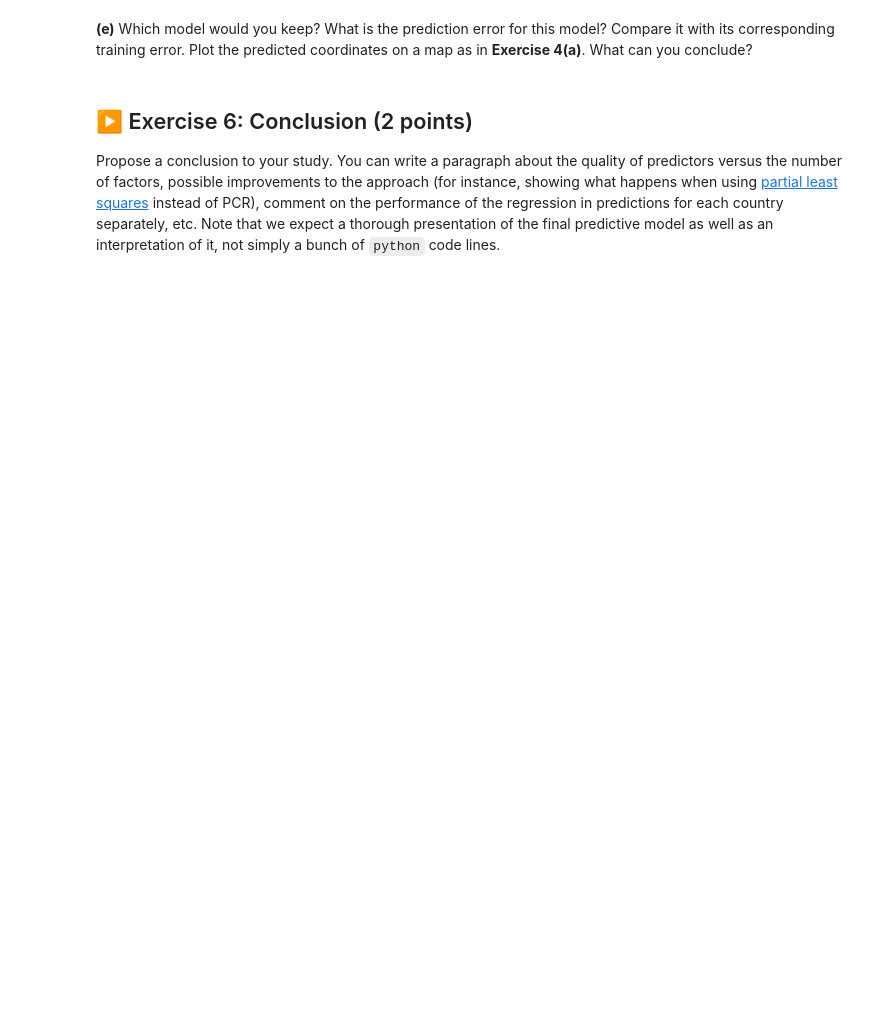
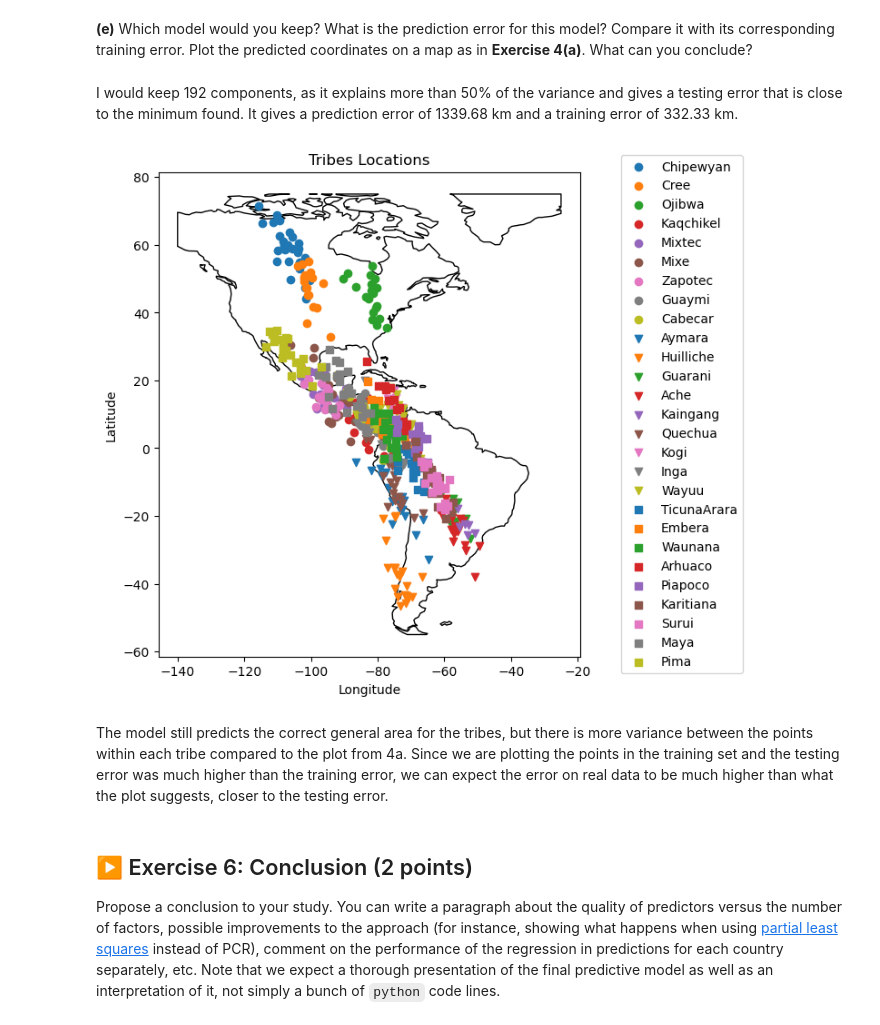
Before and after one commit to felixwl/isla, a Jupyter notebook: tp2/TP2.ipynb, the cells around one changed output. Cells and saved outputs as stored; diff of their text form; code cells hidden in the pictures; blank space fills up the shorter version.

```diff
--- a/tp2/TP2.ipynb
+++ b/tp2/TP2.ipynb
@@ -443,5 +478,43 @@ Mean testing and training error for 432 components: 1334.4609360669515, 4.998748
 # %% [markdown]
 **(e)** Which model would you keep? What is the prediction error for this model? Compare it with its corresponding training error. Plot the predicted coordinates on a map as in **Exercise 4(a)**. What can you conclude?
+# %% [markdown]
+I would keep 192 components, as it explains more than 50% of the variance and gives a testing error that is close to the minimum found. It gives a prediction error of 1339.68 km and a training error of 332.33 km.
+# %%
+from sklearn.pipeline import make_pipeline
+
+y = df[['long', 'lat']].values
+
+scaler = StandardScaler()
+pca = PCA(n_components=192)
+regression = LinearRegression()
+gkf = GroupKFold(n_splits=10, shuffle=True)
+
+pipeline = make_pipeline(scaler, pca, regression)
+pipeline.fit(X, y)
+predictions = pipeline.predict(X)
+
+
+# Plotting
+world = gpd.read_file(geodatasets.get_path('naturalearth.land'))
+fig, ax = plt.subplots(figsize=(8.0, 6.5))
+plt.subplots_adjust(left=0.0, right=0.90, bottom=0.10, top=0.92)
+world.clip([-140, -55, -25, 75]).plot(ax=ax, color='white', edgecolor='black')
+marker_list = ['o', 'v', 's']
+colors_list = [f'C{i}' for i in range(9)]
+for i, tribe in enumerate(gdf['Pop'].unique()):
+    members_tribe = predictions[gdf['Pop'] == tribe]
+    ax.scatter(members_tribe[:, 0], members_tribe[:, 1],
+               marker=marker_list[i//9],
+               color=colors_list[i%9], label=tribe)
+ax.legend(loc='center right', bbox_to_anchor=(1.4, 0.5))
+ax.set_title('Tribes Locations')
+ax.set_xlabel('Longitude')
+ax.set_ylabel('Latitude')
+fig.show()
+# %% [output]
+[figure, added]
+# %% [markdown]
+The model still predicts the correct general area for the tribes, but there is more variance between the points within each tribe compared to the plot from 4a. Since we are plotting the points in the training set and the testing error was much higher than the training error, we can expect the error on real data to be much higher than what the plot suggests, closer to the testing error.
 # %% [markdown]
 ## ▶️ Exercise 6: Conclusion (2 points)
 
```
Also changed, not shown: parts of 10 cells of this notebook.
